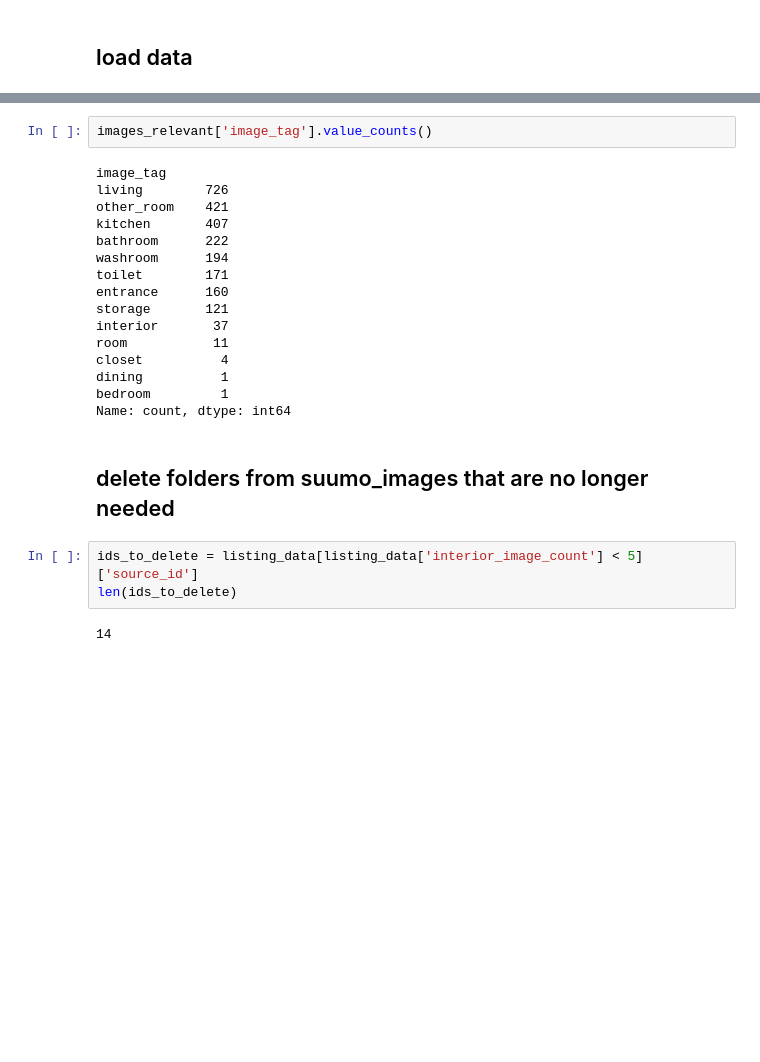
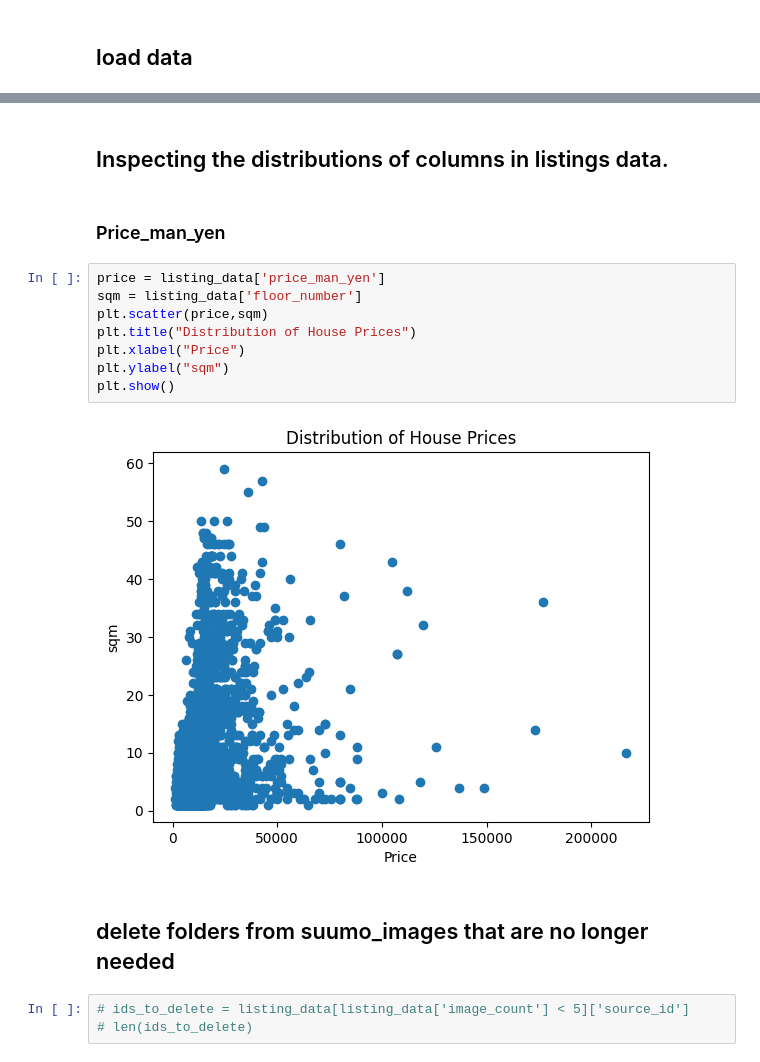
Before and after one commit to katiarojas87/final-project, a Jupyter notebook: preprocess.ipynb, the cells around one changed output, grey strips where cells are left out. Saved outputs shown, nothing was run; the diff lists cells and outputs as text; blank space fills up the shorter version.

```diff
--- a/preprocess.ipynb
+++ b/preprocess.ipynb
@@ -87,26 +172,20 @@ images_relevant
-# %%
-images_relevant['image_tag'].value_counts()
-# %% [output]
-image_tag
-living        726
-other_room    421
-kitchen       407
-bathroom      222
-washroom      194
-toilet        171
-entrance      160
-storage       121
-interior       37
-room           11
-closet          4
-dining          1
-bedroom         1
-Name: count, dtype: int64
+# %% [markdown]
+## Inspecting the distributions of columns in listings data.
+# %% [markdown]
+### Price_man_yen
+# %%
+price = listing_data['price_man_yen']
+sqm = listing_data['floor_number']
+plt.scatter(price,sqm)
+plt.title("Distribution of House Prices")
+plt.xlabel("Price")
+plt.ylabel("sqm")
+plt.show()
+# %% [output]
+[figure, added]
 # %% [markdown]
 ## delete folders from suumo_images that are no longer needed
 # %%
-ids_to_delete = listing_data[listing_data['interior_image_count'] < 5]['source_id']
-len(ids_to_delete)
+# ids_to_delete = listing_data[listing_data['image_count'] < 5]['source_id']
+# len(ids_to_delete)
-# %% [output]
-14
 # %%
```
Also changed, not shown: parts of 19 cells of this notebook, 1 other file.
